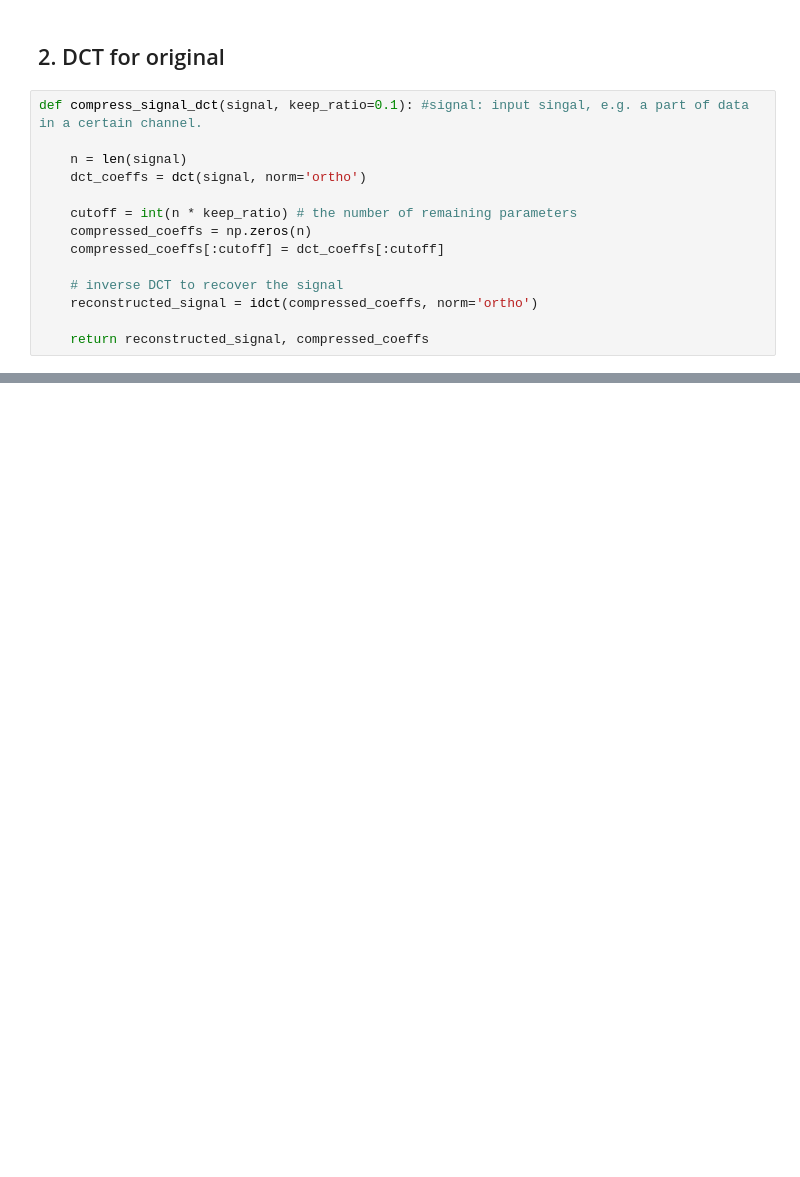
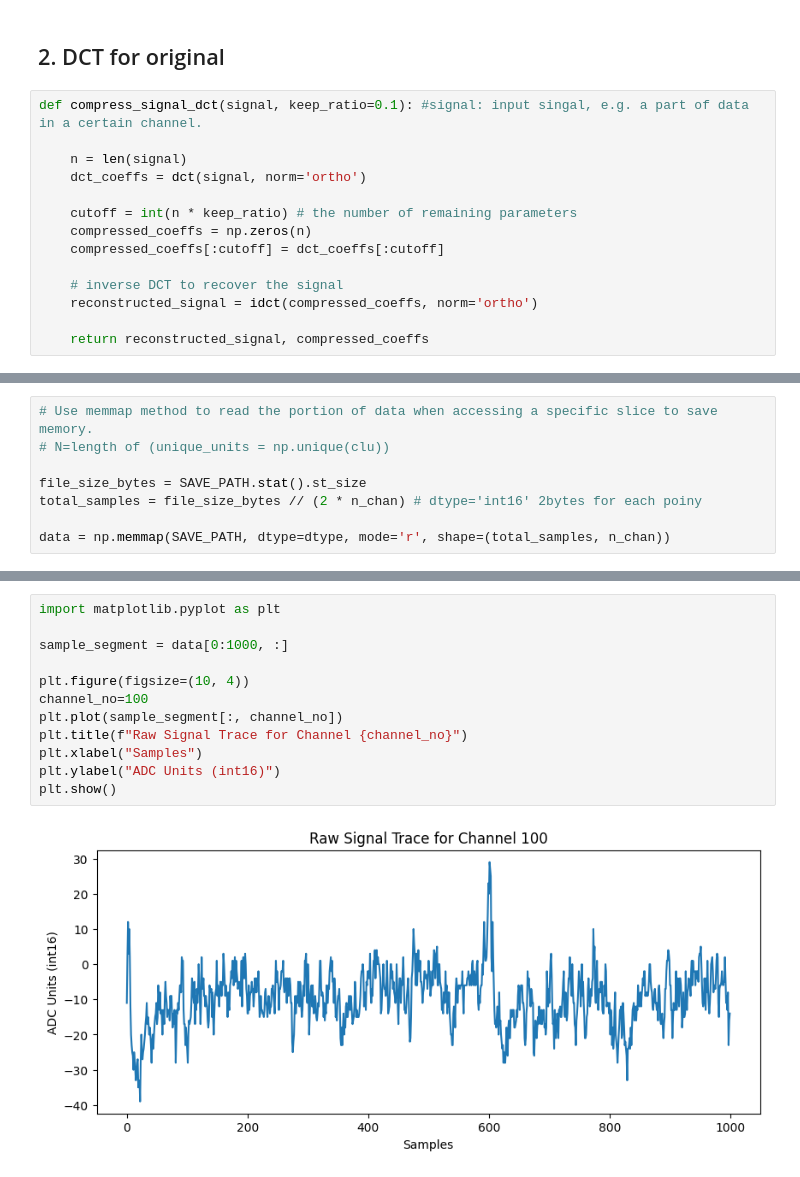
Before and after one commit to baipin/SpikeSort, a Jupyter notebook: Second.ipynb, the cells around one changed output, grey strips where cells are left out. Drawn from its saved outputs; the diff is of its cells as text; blank space fills up the shorter version.

Commit message:
Routine Save

```diff
--- a/Second.ipynb
+++ b/Second.ipynb
@@ -50,0 +90,8 @@ def compress_signal_dct(signal, keep_ratio=0.1): #signal: input singal, e.g. a p
+# %%
+# Use memmap method to read the portion of data when accessing a specific slice to save memory.
+# N=length of (unique_units = np.unique(clu))
+
+file_size_bytes = SAVE_PATH.stat().st_size
+total_samples = file_size_bytes // (2 * n_chan) # dtype='int16' 2bytes for each poiny
+
+data = np.memmap(SAVE_PATH, dtype=dtype, mode='r', shape=(total_samples, n_chan))
@@ -50,0 +123,14 @@ def compress_signal_dct(signal, keep_ratio=0.1): #signal: input singal, e.g. a p
+# %%
+import matplotlib.pyplot as plt
+
+sample_segment = data[0:1000, :]
+
+plt.figure(figsize=(10, 4))
+channel_no=100
+plt.plot(sample_segment[:, channel_no])
+plt.title(f"Raw Signal Trace for Channel {channel_no}")
+plt.xlabel("Samples")
+plt.ylabel("ADC Units (int16)")
+plt.show()
+# %% [output]
+[figure, added]
```
Also changed, not shown: parts of 8 cells of this notebook.
